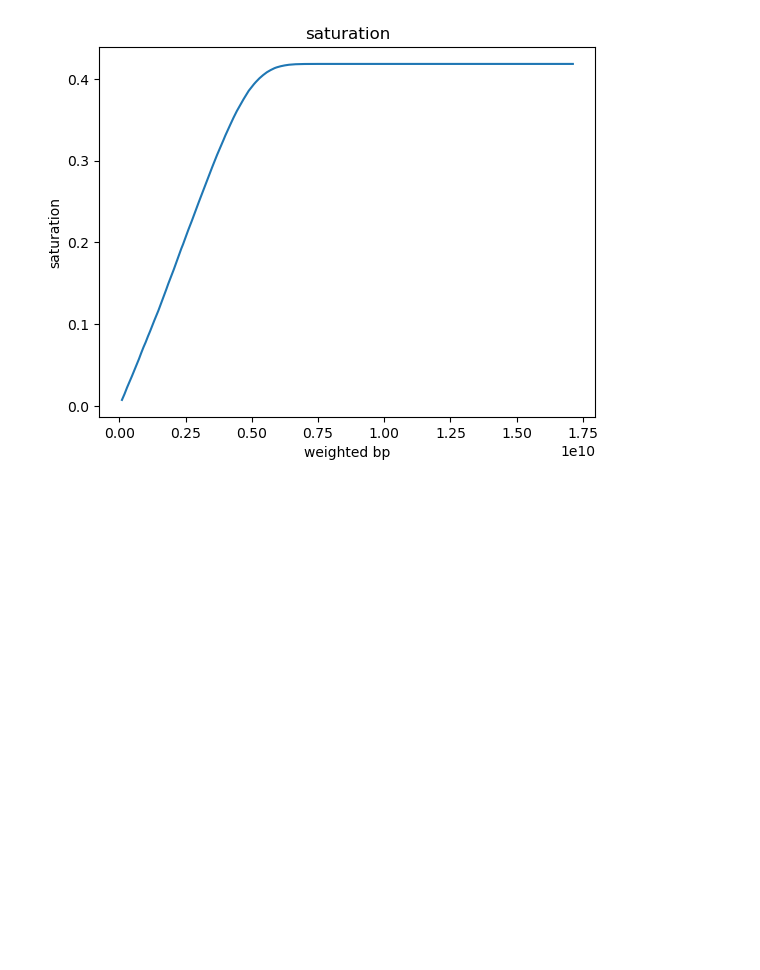
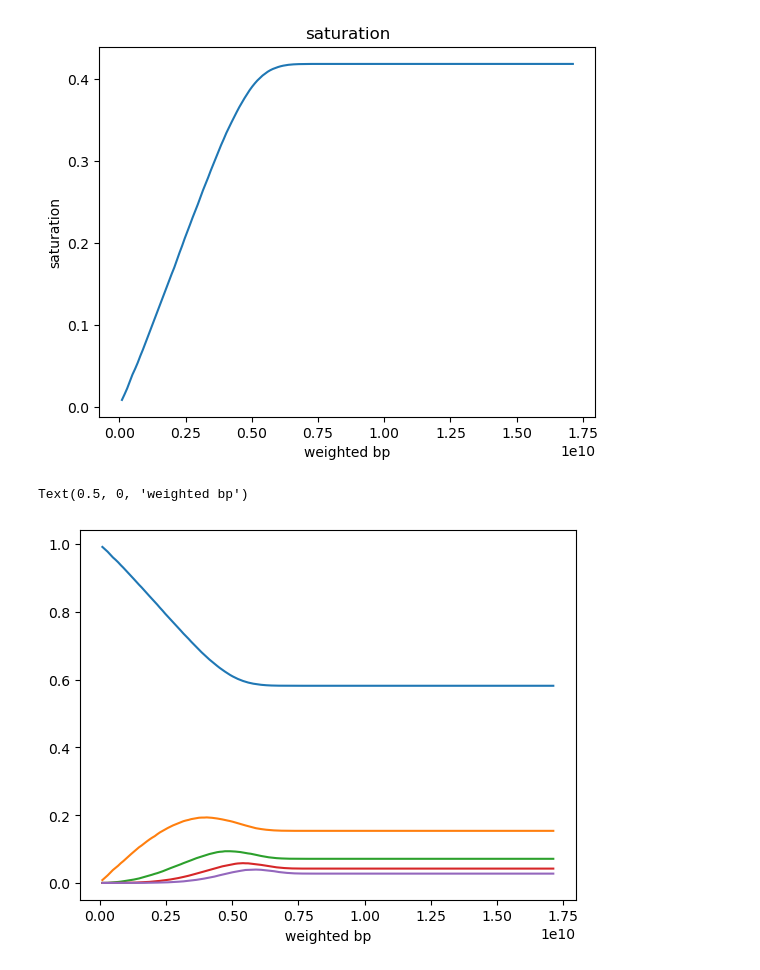
Before and after one commit to ctb/2026-colton-saturation-curves, a Jupyter notebook: collectors-curve.ipynb, the cells around one changed output. Cells and saved outputs as stored; diff of their text form; code cells hidden in the pictures; blank space fills up the shorter version.

```diff
--- a/collectors-curve.ipynb
+++ b/collectors-curve.ipynb
@@ -36,3 +36,13 @@ plt.ylabel('saturation')
 # %% [output]
 Text(0, 0.5, 'saturation')
 [figure]
+# %%
+plt.plot(df['weighted_bp'], df['f1'])
+plt.plot(df['weighted_bp'], df['f2'])
+plt.plot(df['weighted_bp'], df['f3'])
+plt.plot(df['weighted_bp'], df['f4'])
+plt.plot(df['weighted_bp'], df['f5'])
+plt.xlabel('weighted bp')
+# %% [output]
+Text(0.5, 0, 'weighted bp')
+[figure, added]
```
Also changed, not shown: parts of 2 cells of this notebook, 2 other files.
